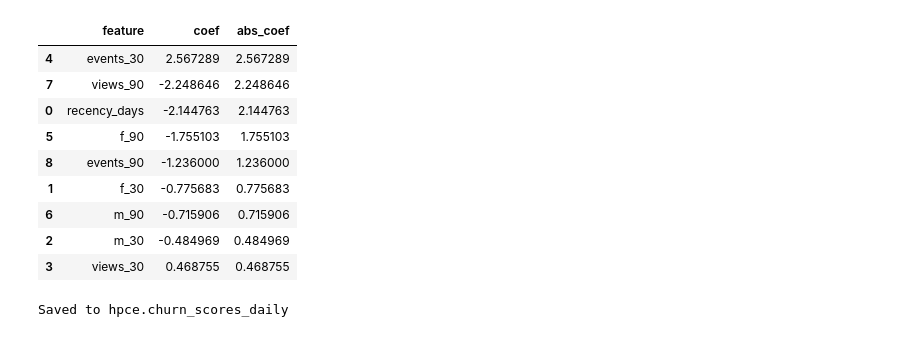
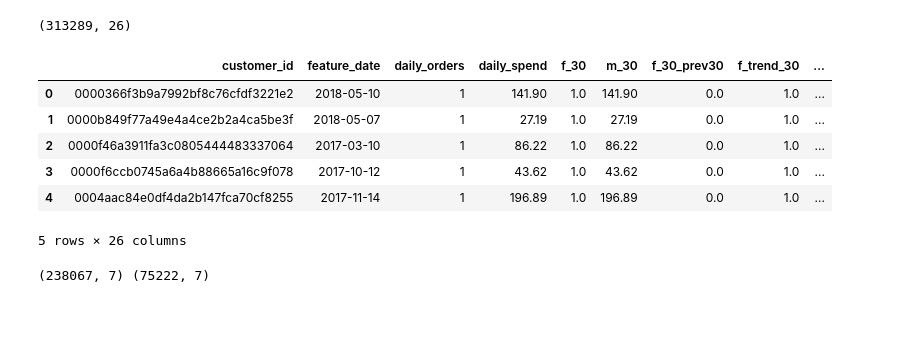
Before and after one commit to ArponKundu/hyper-personalized-customer-engine, a Jupyter notebook: notebooks/model_dev_RF_90d.ipynb, the cells around one changed output. Saved outputs shown, nothing was run; the diff lists cells and outputs as text; code cells hidden in the pictures.

```diff
--- a/notebooks/03_model_development.ipynb
+++ b/notebooks/model_dev_RF_90d.ipynb
@@ -99,21 +0,0 @@ weighted avg       1.00      1.00      1.00     21439
-# %%
-import numpy as np
-
-importance = pd.DataFrame({
-    "feature": FEATURES,
-    "coef": model.coef_[0],
-    "abs_coef": np.abs(model.coef_[0])
-}).sort_values("abs_coef", ascending=False)
-
-importance
-# %% [output]
-|  | feature | coef | abs_coef |
-| 4 | events_30 | 2.567289 | 2.567289 |
-| 7 | views_90 | -2.248646 | 2.248646 |
-| 0 | recency_days | -2.144763 | 2.144763 |
-| 5 | f_90 | -1.755103 | 1.755103 |
-| 8 | events_90 | -1.236000 | 1.236000 |
-| 1 | f_30 | -0.775683 | 0.775683 |
-| 6 | m_90 | -0.715906 | 0.715906 |
-| 2 | m_30 | -0.484969 | 0.484969 |
-| 3 | views_30 | 0.468755 | 0.468755 |
@@ -127,15 +0,0 @@ df["churn_probability_90d"] = final_proba
-# %%
-score_df = df[["customer_id", "feature_date", "churn_probability_90d"]].copy()
-
-score_df.to_sql(
-    name="churn_scores_daily",
-    con=engine,
-    schema="hpce",
-    if_exists="replace",
-    index=False,
-    chunksize=100_000,
-    method="multi"
-)
-print("Saved to hpce.churn_scores_daily")
-# %% [output]
-Saved to hpce.churn_scores_daily
@@ -141,0 +9,23 @@ Saved to hpce.churn_scores_daily
+# %%
+load_dotenv()
+engine = create_engine(os.getenv("DATABASE_URL"))
+
+query = """
+SELECT *
+FROM hpce.churn_model_dataset
+WHERE feature_date <= '2018-06-05'
+"""
+df = pd.read_sql(query, engine)
+
+df["feature_date"] = pd.to_datetime(df["feature_date"])
+print(df.shape)
+df.head()
+# %% [output]
+(313289, 26)
+|  | customer_id | feature_date | daily_orders | daily_spend | f_30 | m_30 | f_30_prev30 | f_trend_30 | ... |
+| 0 | 0000366f3b9a7992bf8c76cfdf3221e2 | 2018-05-10 | 1 | 141.90 | 1.0 | 141.90 | 0.0 | 1.0 | ... |
+| 1 | 0000b849f77a49e4a4ce2b2a4ca5be3f | 2018-05-07 | 1 | 27.19 | 1.0 | 27.19 | 0.0 | 1.0 | ... |
+| 2 | 0000f46a3911fa3c0805444483337064 | 2017-03-10 | 1 | 86.22 | 1.0 | 86.22 | 0.0 | 1.0 | ... |
+| 3 | 0000f6ccb0745a6a4b88665a16c9f078 | 2017-10-12 | 1 | 43.62 | 1.0 | 43.62 | 0.0 | 1.0 | ... |
+| 4 | 0004aac84e0df4da2b147fca70cf8255 | 2017-11-14 | 1 | 196.89 | 1.0 | 196.89 | 0.0 | 1.0 | ... |
+5 rows × 26 columns
@@ -141,0 +44,15 @@ Saved to hpce.churn_scores_daily
+# %%
+cutoff = pd.to_datetime("2018-03-01")
+
+train = df[df["feature_date"] <= cutoff].copy()
+test  = df[df["feature_date"] > cutoff].copy()
+
+X_train = train[FEATURES]
+y_train = train[TARGET]
+
+X_test  = test[FEATURES]
+y_test  = test[TARGET]
+
+print(X_train.shape, X_test.shape)
+# %% [output]
+(238067, 7) (75222, 7)
```
Also changed, not shown: parts of 14 cells of this notebook, 55 other files.
